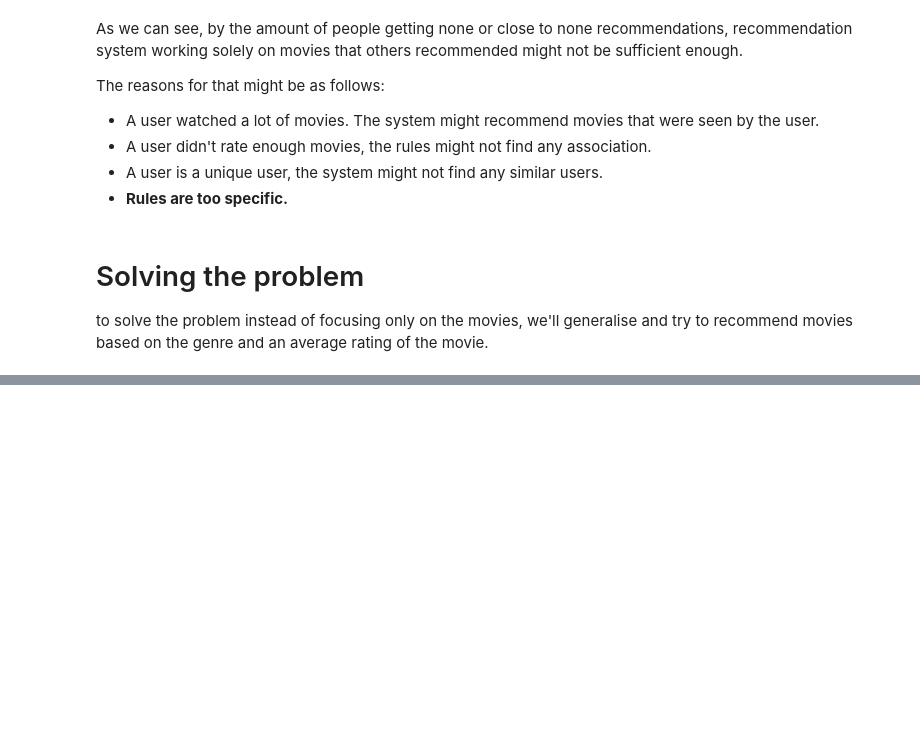
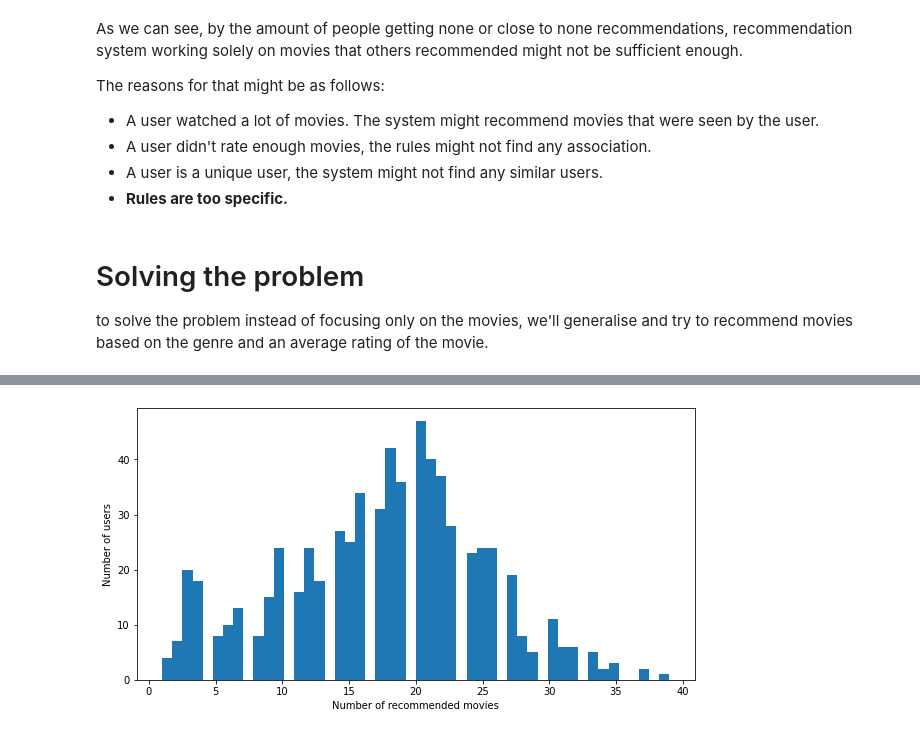
Before and after one commit to SamuelJanas/MovieReco, a Jupyter notebook: MovieReco.ipynb, the cells around one changed output, grey strips where cells are left out. Drawn from its saved outputs; the diff is of its cells as text; code cells hidden in the pictures; blank space fills up the shorter version.

Commit message:
Apriori by genre and title done

```diff
--- a/MovieReco.ipynb
+++ b/MovieReco.ipynb
@@ -218,0 +352,14 @@ to solve the problem instead of focusing only on the movies, we'll generalise an
+# %%
+topMovies_genre = movies_genres.join(ratings.set_index('movieId'), on='movieId')
+
+# drop rows with NA values
+topMovies_genre.dropna(inplace=True)
+# apply BayesianAverage to ratings
+topMovies_genre = topMovies_genre.groupby('movieId').agg({'title': 'first', 'genres': 'first', 'rating': BayesianAverage})
+
+
+# sort by genres then rating
+topMovies_genre.sort_values(by=['genres', 'rating'], ascending=False, inplace=True)
+topMovies_genre.dropna(inplace=True)
+
+topMovies_genre
@@ -218,0 +381,18 @@ to solve the problem instead of focusing only on the movies, we'll generalise an
+# %%
+def recommendMovieOnGenre(usrID, genres):
+    recommended = []
+
+    for genre in genres:
+        suggested = 0
+        considering = topMovies_genre.where(topMovies_genre['genres'] == genre).dropna()
+        considering = considering['movieId'].astype(int)
+        considering = considering.tolist()
+        for movie in considering:
+            if movie not in recommended and movie not in usr_movie['movie_list'][usrID-1]:
+                recommended.append(movie)
+                suggested += 1
+            if suggested == 1:
+                break
+
+
+    return recommended
@@ -218,0 +415,12 @@ to solve the problem instead of focusing only on the movies, we'll generalise an
+# %%
+usr_movie['recommended'] += usr_movie.apply(lambda x: recommendMovieOnGenre(x['userId'], x['recommended_genres']), axis=1)
+# %%
+usr_movie['recommended_count'] = usr_movie['recommended'].apply(len)
+# %%
+plt.figure(figsize=(10, 5))
+plt.hist(usr_movie['recommended_count'], bins=50)
+plt.xlabel('Number of recommended movies')
+plt.ylabel('Number of users')
+plt.show()
+# %% [output]
+[figure, added]
```
Also changed, not shown: parts of 15 cells of this notebook, 1 other file.
